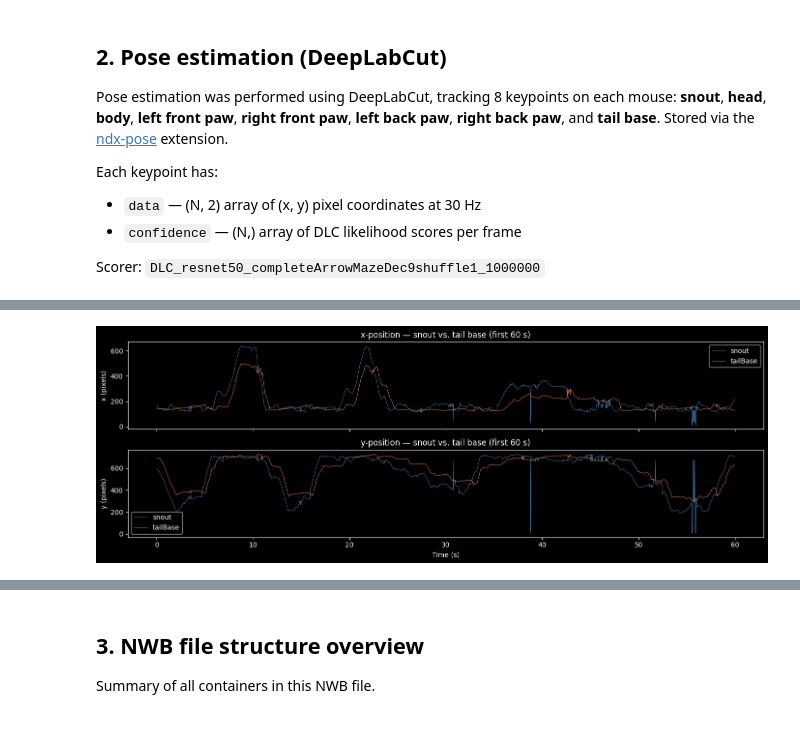
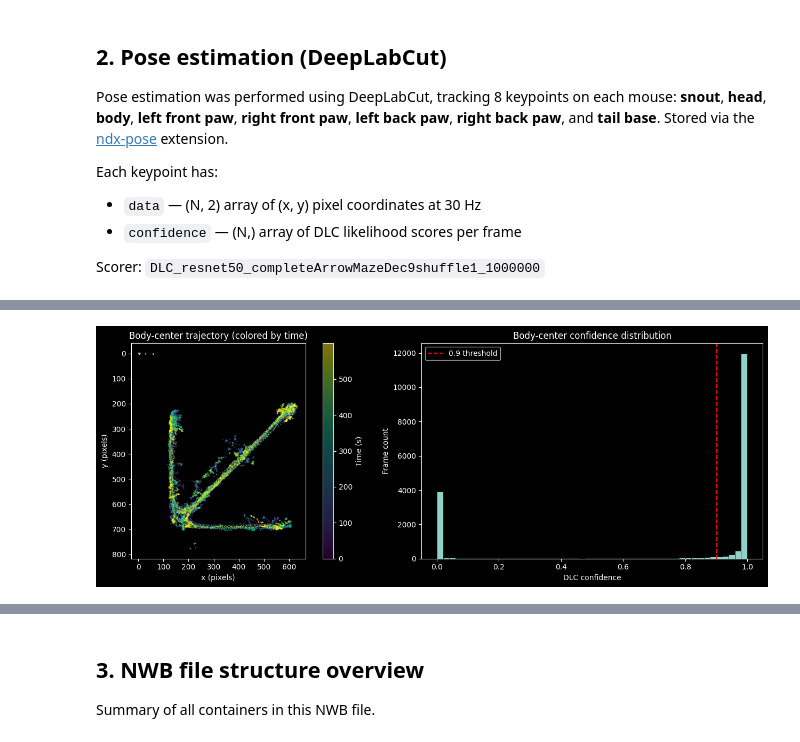
Before and after one commit to catalystneuro/meletis-lab-to-nwb, a Jupyter notebook: src/meletis_lab_to_nwb/tutorials/arrow_maze_choice_task_demo.ipynb, the cells around one changed output, grey strips where cells are left out. Saved outputs shown, nothing was run; the diff lists cells and outputs as text; code cells hidden in the pictures.

Commit message:
fix invert yaxis

```diff
--- a/src/meletis_lab_to_nwb/tutorials/arrow_maze_choice_task_demo.ipynb
+++ b/src/meletis_lab_to_nwb/tutorials/arrow_maze_choice_task_demo.ipynb
@@ -175,28 +141,34 @@ plt.show()
-# %%
-# Compare snout vs tail-base x-position over time (first 60 s)
-snout = pose.pose_estimation_series["PoseEstimationSeriesSnout"]
-tailbase = pose.pose_estimation_series["PoseEstimationSeriesTailbase"]
-
-t_end = 60  # seconds
-n_show = int(t_end * fps)
-t = np.arange(n_show) / fps
-
-fig, axes = plt.subplots(2, 1, figsize=(14, 5), sharex=True)
-
-axes[0].plot(t, snout.data[:n_show, 0], linewidth=0.6, color="steelblue", label="snout")
-axes[0].plot(t, tailbase.data[:n_show, 0], linewidth=0.6, color="coral", label="tailBase")
-axes[0].set_ylabel("x (pixels)")
-axes[0].set_title("x-position — snout vs. tail base (first 60 s)")
-axes[0].legend()
-
-axes[1].plot(t, snout.data[:n_show, 1], linewidth=0.6, color="steelblue", label="snout")
-axes[1].plot(t, tailbase.data[:n_show, 1], linewidth=0.6, color="coral", label="tailBase")
-axes[1].set_ylabel("y (pixels)")
-axes[1].set_xlabel("Time (s)")
-axes[1].set_title("y-position — snout vs. tail base (first 60 s)")
-axes[1].legend()
-
-plt.tight_layout()
-plt.show()
-# %% [output]
-[figure, removed]
+# %%
+# Plot body-center trajectory colored by time
+body = pose.pose_estimation_series["PoseEstimationSeriesBody"]
+body_xy = body.data[:]
+n_frames = len(body_xy)
+fps = body.rate  # 30.0 Hz
+time_s = np.arange(n_frames) / fps
+
+fig, axes = plt.subplots(1, 2, figsize=(14, 5))
+
+# Trajectory colored by time
+ax = axes[0]
+sc = ax.scatter(body_xy[:, 0], body_xy[:, 1], c=time_s, s=0.5, cmap="viridis", alpha=0.5)
+ax.set_xlabel("x (pixels)")
+ax.set_ylabel("y (pixels)")
+ax.set_title("Body-center trajectory (colored by time)")
+ax.set_aspect("equal")
+ax.invert_yaxis()
+plt.colorbar(sc, ax=ax, label="Time (s)")
+
+# Confidence histogram
+conf = body.confidence[:]
+ax = axes[1]
+ax.hist(conf, bins=50, edgecolor="black", linewidth=0.5)
+ax.set_xlabel("DLC confidence")
+ax.set_ylabel("Frame count")
+ax.set_title("Body-center confidence distribution")
+ax.axvline(0.9, color="red", linestyle="--", label="0.9 threshold")
+ax.legend()
+
+plt.tight_layout()
+plt.show()
+# %% [output]
+[figure, added]
```
Also changed, not shown: parts of 13 cells of this notebook.
